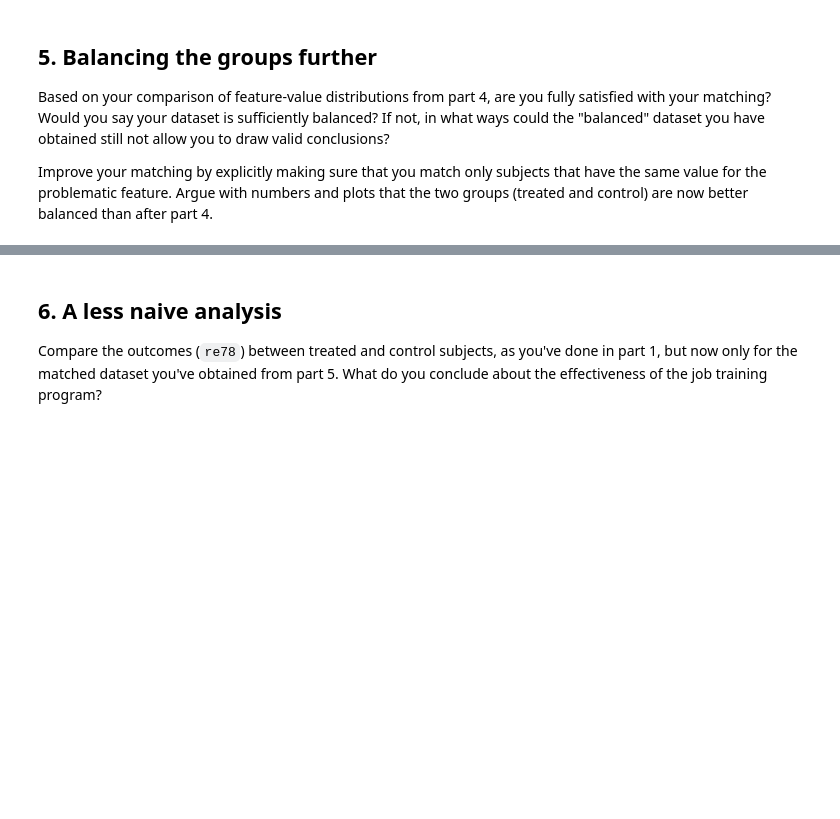
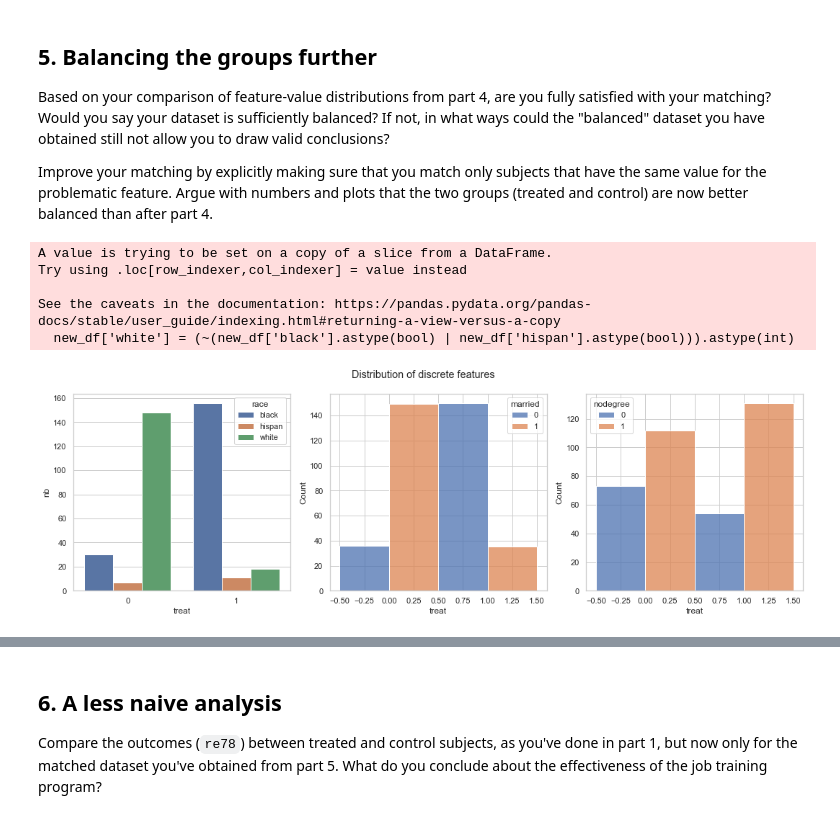
Before and after one commit to MegaCookies88/2020, a Jupyter notebook: Tutorials/05 - Observational studies/Observational studies exercise-Copy1.ipynb, the cells around one changed output, grey strips where cells are left out. Cells and saved outputs as stored; diff of their text form; code cells hidden in the pictures; blank space fills up the shorter version.

```diff
--- a/Tutorials/05 - Observational studies/Observational studies exercise-Copy1.ipynb
+++ b/Tutorials/05 - Observational studies/Observational studies exercise-Copy1.ipynb
@@ -236,0 +238,22 @@ Argue with numbers and plots that the two groups (treated and control) are now b
+# %%
+# Race feature analysis
+new_df['white'] = (~(new_df['black'].astype(bool) | new_df['hispan'].astype(bool))).astype(int)
+race = new_df[['treat','black','hispan','white']].groupby('treat').sum().unstack().reset_index()
+race.rename(columns={'level_0':'race', 0:'nb'}, inplace=True)
+# %% [output]
+A value is trying to be set on a copy of a slice from a DataFrame.
+Try using .loc[row_indexer,col_indexer] = value instead
+
+See the caveats in the documentation: https://pandas.pydata.org/pandas-docs/stable/user_guide/indexing.html#returning-a-view-versus-a-copy
+  new_df['white'] = (~(new_df['black'].astype(bool) | new_df['hispan'].astype(bool))).astype(int)
+# %%
+fig, axes = plt.subplots(1,3, figsize=(15,5))
+fig.suptitle('Distribution of discrete features')
+
+sns.barplot(data=race, x='treat', y='nb', hue='race', ax=axes[0])
+sns.histplot(new_df, x='treat', hue='married', multiple='dodge', ax=axes[1], discrete=True)
+sns.histplot(new_df, x='treat', hue='nodegree', multiple='dodge', ax=axes[2], discrete=True)
+
+plt.tight_layout()
+# %% [output]
+[figure, added]
```
Also changed, not shown: parts of 7 cells of this notebook.
